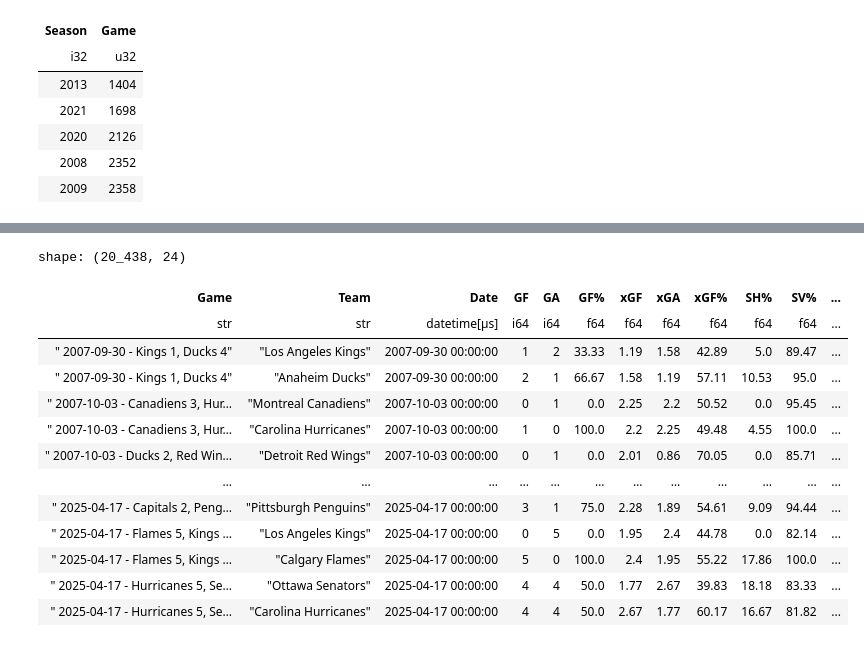
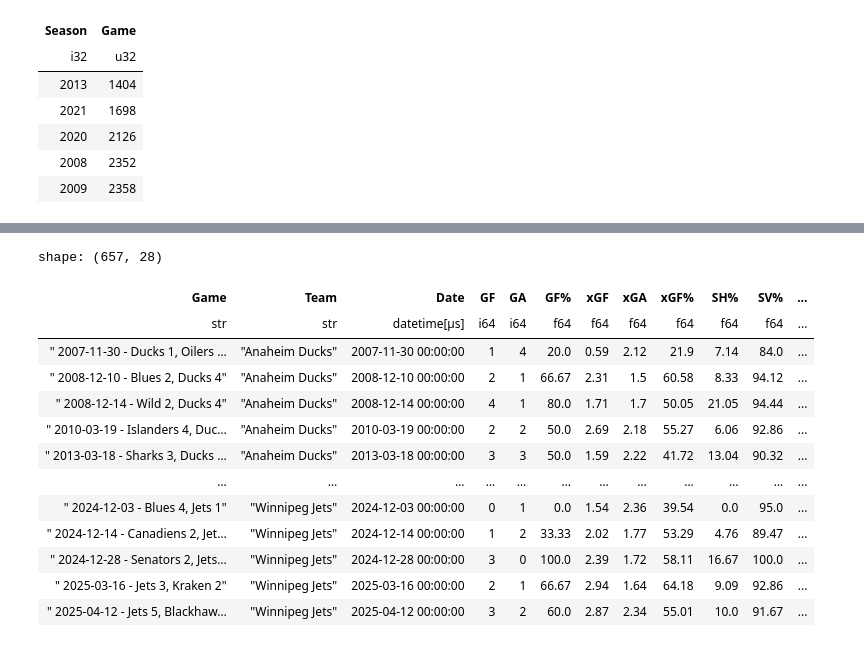
Before and after one commit to hLuo27/projects, a Jupyter notebook: notebooks/2025-09-13 NHL Trap Games.ipynb, the cells around one changed output, grey strips where cells are left out. Cells and saved outputs as stored; diff of their text form; code cells hidden in the pictures.

Commit message:
ref: MVP version of trap game identification

```diff
--- a/notebooks/2025-09-13 NHL Trap Games.ipynb
+++ b/notebooks/2025-09-13 NHL Trap Games.ipynb
@@ -141,35 +124,48 @@ shape: (25, 19)
 # %%
 df_opponent = df_games_processed.select([
     pl.col("Game"),
     pl.col("Team").alias("Opponent"),
     pl.col(f"Season to Date Average {strength_col}").alias(f"Opponent Season to Date Average {strength_col}"),
     pl.col("is_strong").alias("Opponent is_strong"),
     pl.col("is_weak").alias("Opponent is_weak")
 ])
 
 df_games_with_opponent = (
     df_games_processed.join(df_opponent, on="Game", how="left")
     .filter(pl.col("Team") != pl.col("Opponent"))
     .with_columns(
-        (pl.col(f"Season to Date Average {strength_col}") - pl.col(f"Opponent Season to Date Average {strength_col}")).alias("Delta {strength_col}")
+        (pl.col(f"Season to Date Average {strength_col}") - pl.col(f"Opponent Season to Date Average {strength_col}")).alias(f"Delta {strength_col}")
+    )
+
+    # Tag previous opponent
+    .sort(["Team", "Date"])
+    .with_columns([
+        pl.col(col).shift(1).over(["Team", "Season"]).alias(f"Previous {col}")
+        for col in ["Opponent", "Opponent is_strong", "Opponent is_weak"]
+    ])
+
+    # Tag Trap Games
+    .with_columns(
+        pl.when((pl.col("is_strong"))&(pl.col("Opponent is_weak"))&(pl.col("Previous Opponent is_strong"))).then(pl.lit(True))
+        .otherwise(pl.lit(False)).alias("Trap Game")
     )
 )
 
 assert df_games_with_opponent.shape[0] == df_games_processed.shape[0]
 
-df_games_with_opponent.filter(pl.col(f"Delta {strength_col}").abs() >= 0.2)
+df_games_with_opponent.filter(pl.col("Trap Game"))
 # %% [output]
-shape: (20_438, 24)
+shape: (657, 28)
 | Game | Team | Date | GF | GA | GF% | xGF | xGA | xGF% | SH% | SV% | ... |
 | str | str | datetime[μs] | i64 | i64 | f64 | f64 | f64 | f64 | f64 | f64 | ... |
-| " 2007-09-30 - Kings 1, Ducks 4" | "Los Angeles Kings" | 2007-09-30 00:00:00 | 1 | 2 | 33.33 | 1.19 | 1.58 | 42.89 | 5.0 | 89.47 | ... |
-| " 2007-09-30 - Kings 1, Ducks 4" | "Anaheim Ducks" | 2007-09-30 00:00:00 | 2 | 1 | 66.67 | 1.58 | 1.19 | 57.11 | 10.53 | 95.0 | ... |
-| " 2007-10-03 - Canadiens 3, Hur… | "Montreal Canadiens" | 2007-10-03 00:00:00 | 0 | 1 | 0.0 | 2.25 | 2.2 | 50.52 | 0.0 | 95.45 | ... |
-| " 2007-10-03 - Canadiens 3, Hur… | "Carolina Hurricanes" | 2007-10-03 00:00:00 | 1 | 0 | 100.0 | 2.2 | 2.25 | 49.48 | 4.55 | 100.0 | ... |
-| " 2007-10-03 - Ducks 2, Red Win… | "Detroit Red Wings" | 2007-10-03 00:00:00 | 0 | 1 | 0.0 | 2.01 | 0.86 | 70.05 | 0.0 | 85.71 | ... |
+| " 2007-11-30 - Ducks 1, Oilers … | "Anaheim Ducks" | 2007-11-30 00:00:00 | 1 | 4 | 20.0 | 0.59 | 2.12 | 21.9 | 7.14 | 84.0 | ... |
+| " 2008-12-10 - Blues 2, Ducks 4" | "Anaheim Ducks" | 2008-12-10 00:00:00 | 2 | 1 | 66.67 | 2.31 | 1.5 | 60.58 | 8.33 | 94.12 | ... |
+| " 2008-12-14 - Wild 2, Ducks 4" | "Anaheim Ducks" | 2008-12-14 00:00:00 | 4 | 1 | 80.0 | 1.71 | 1.7 | 50.05 | 21.05 | 94.44 | ... |
+| " 2010-03-19 - Islanders 4, Duc… | "Anaheim Ducks" | 2010-03-19 00:00:00 | 2 | 2 | 50.0 | 2.69 | 2.18 | 55.27 | 6.06 | 92.86 | ... |
+| " 2013-03-18 - Sharks 3, Ducks … | "Anaheim Ducks" | 2013-03-18 00:00:00 | 3 | 3 | 50.0 | 1.59 | 2.22 | 41.72 | 13.04 | 90.32 | ... |
 | … | … | … | … | … | … | … | … | … | … | … | ... |
-| " 2025-04-17 - Capitals 2, Peng… | "Pittsburgh Penguins" | 2025-04-17 00:00:00 | 3 | 1 | 75.0 | 2.28 | 1.89 | 54.61 | 9.09 | 94.44 | ... |
-| " 2025-04-17 - Flames 5, Kings … | "Los Angeles Kings" | 2025-04-17 00:00:00 | 0 | 5 | 0.0 | 1.95 | 2.4 | 44.78 | 0.0 | 82.14 | ... |
-| " 2025-04-17 - Flames 5, Kings … | "Calgary Flames" | 2025-04-17 00:00:00 | 5 | 0 | 100.0 | 2.4 | 1.95 | 55.22 | 17.86 | 100.0 | ... |
-| " 2025-04-17 - Hurricanes 5, Se… | "Ottawa Senators" | 2025-04-17 00:00:00 | 4 | 4 | 50.0 | 1.77 | 2.67 | 39.83 | 18.18 | 83.33 | ... |
-| " 2025-04-17 - Hurricanes 5, Se… | "Carolina Hurricanes" | 2025-04-17 00:00:00 | 4 | 4 | 50.0 | 2.67 | 1.77 | 60.17 | 16.67 | 81.82 | ... |
+| " 2024-12-03 - Blues 4, Jets 1" | "Winnipeg Jets" | 2024-12-03 00:00:00 | 0 | 1 | 0.0 | 1.54 | 2.36 | 39.54 | 0.0 | 95.0 | ... |
+| " 2024-12-14 - Canadiens 2, Jet… | "Winnipeg Jets" | 2024-12-14 00:00:00 | 1 | 2 | 33.33 | 2.02 | 1.77 | 53.29 | 4.76 | 89.47 | ... |
+| " 2024-12-28 - Senators 2, Jets… | "Winnipeg Jets" | 2024-12-28 00:00:00 | 3 | 0 | 100.0 | 2.39 | 1.72 | 58.11 | 16.67 | 100.0 | ... |
+| " 2025-03-16 - Jets 3, Kraken 2" | "Winnipeg Jets" | 2025-03-16 00:00:00 | 2 | 1 | 66.67 | 2.94 | 1.64 | 64.18 | 9.09 | 92.86 | ... |
+| " 2025-04-12 - Jets 5, Blackhaw… | "Winnipeg Jets" | 2025-04-12 00:00:00 | 3 | 2 | 60.0 | 2.87 | 2.34 | 55.01 | 10.0 | 91.67 | ... |
```
Also changed, not shown: parts of 2 cells of this notebook.
